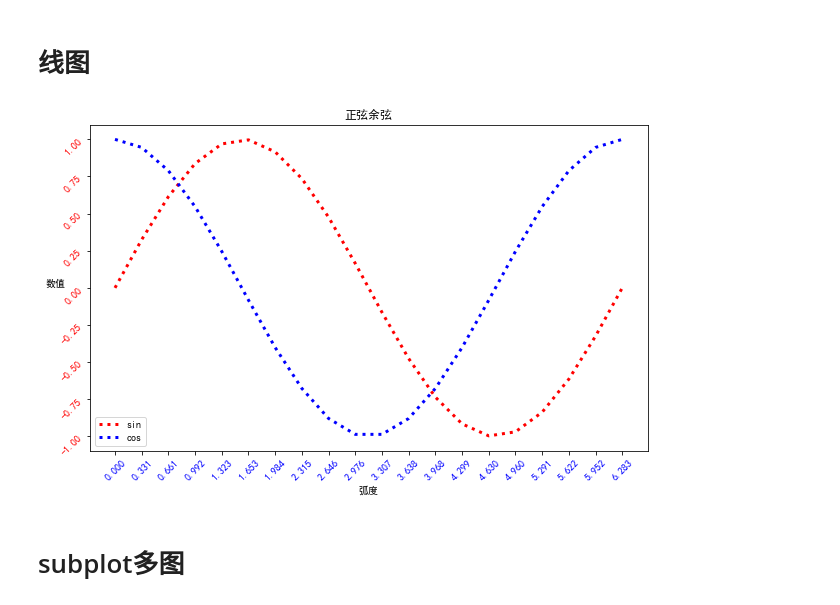
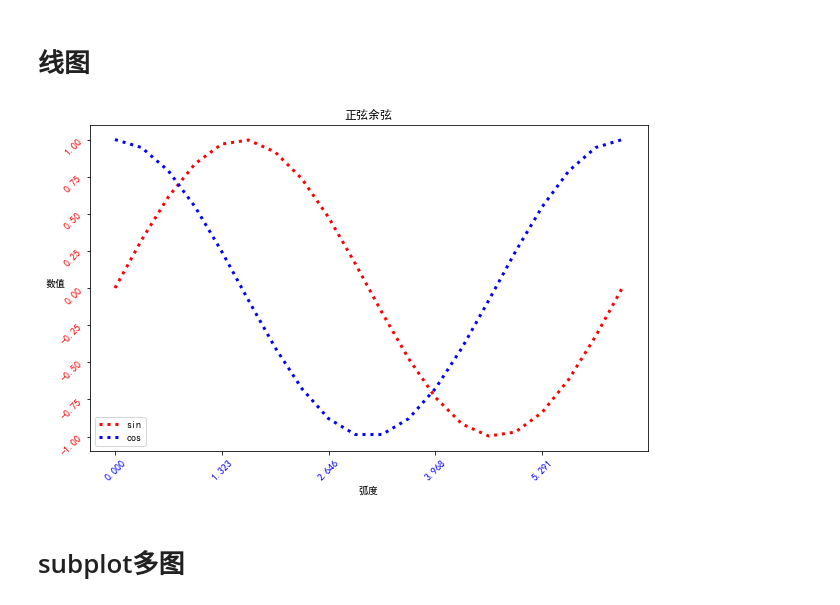
Before and after one commit to yukizzc/Library-Docs, a Jupyter notebook: matplotlib.ipynb, the cells around one changed output. Saved outputs shown, nothing was run; the diff lists cells and outputs as text; code cells hidden in the pictures.

```diff
--- a/matplotlib.ipynb
+++ b/matplotlib.ipynb
@@ -13,24 +13,26 @@ fig = plt.figure(figsize=(10,6))
 # %%
 fig = plt.figure(figsize=(10,6))
 colors = ['red', 'blue']
 x = np.linspace(0,2*np.pi,20)
 y = [np.sin(x),np.cos(x)]
 labels = ['sin','cos']
 for i in range(2):
     plt.plot(x, y[i], c=colors[i], label=labels[i],linewidth=3.0,linestyle=':')
 # 设置title
 plt.title('正弦余弦')
-#设置坐标属性，显示的刻度、颜色、坐标显示倾斜角度
-plt.xticks(x,color='blue',rotation=45)
+#设置坐标属性，显示的刻度、颜色、坐标显示倾斜角度,文字大小
+plt.xticks(x,color='blue',rotation=45,size=10)
 plt.yticks(color='red',rotation=45)
 #设置坐标轴名称
 plt.xlabel('弧度')
 plt.ylabel('数值',rotation=0)
+# x轴线显示数目
+plt.locator_params(axis='x', nbins=5)
 #显示标签位置，help(plt.legend)可以查看有哪些位置可以放
 plt.legend(loc='best')
 plt.show()
 # %% [output]
-[figure, old version]
+[figure, new version]
 # %% [markdown]
 # subplot多图
 # %%
```
Also changed, not shown: parts of 1 cell of this notebook.
